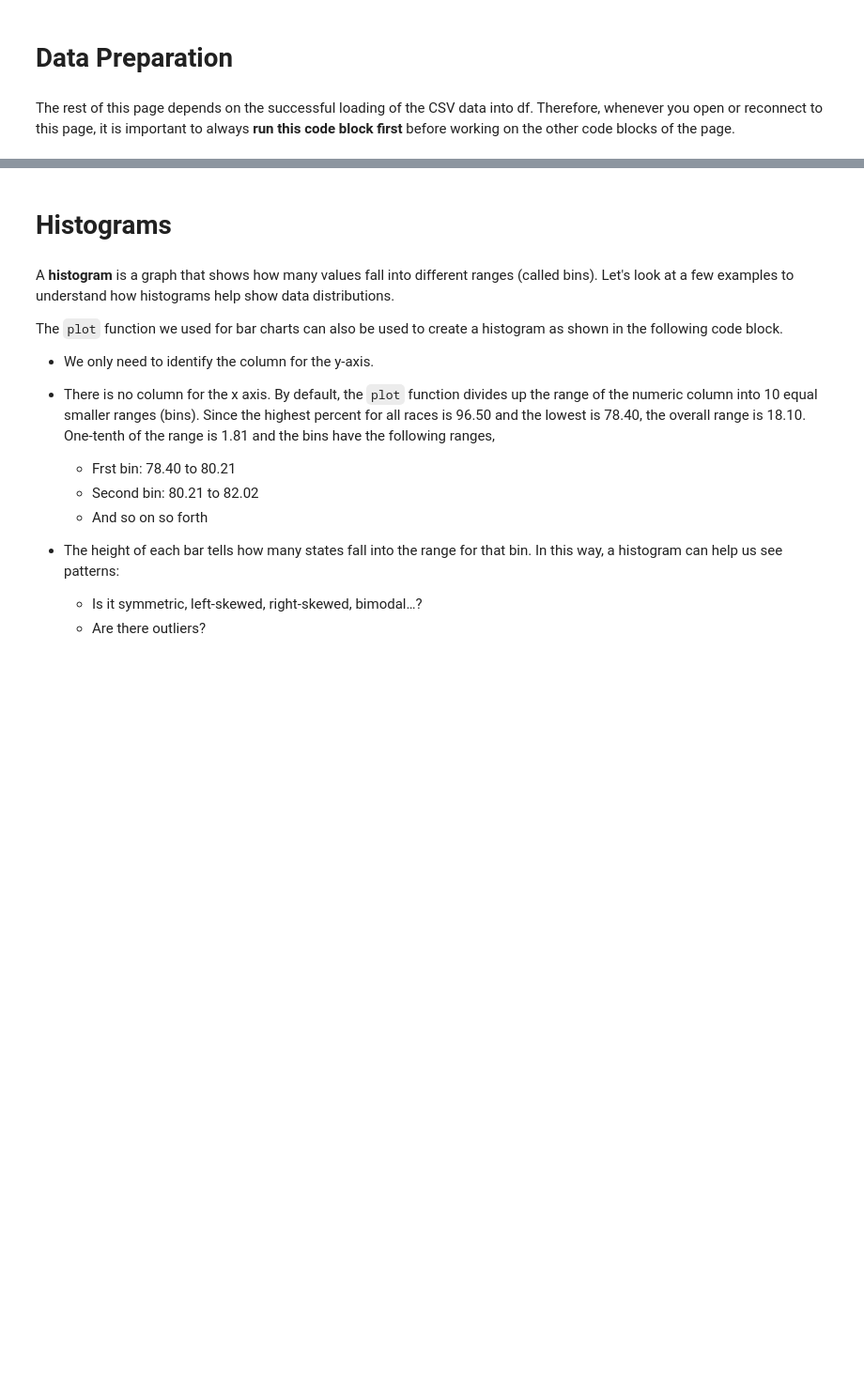
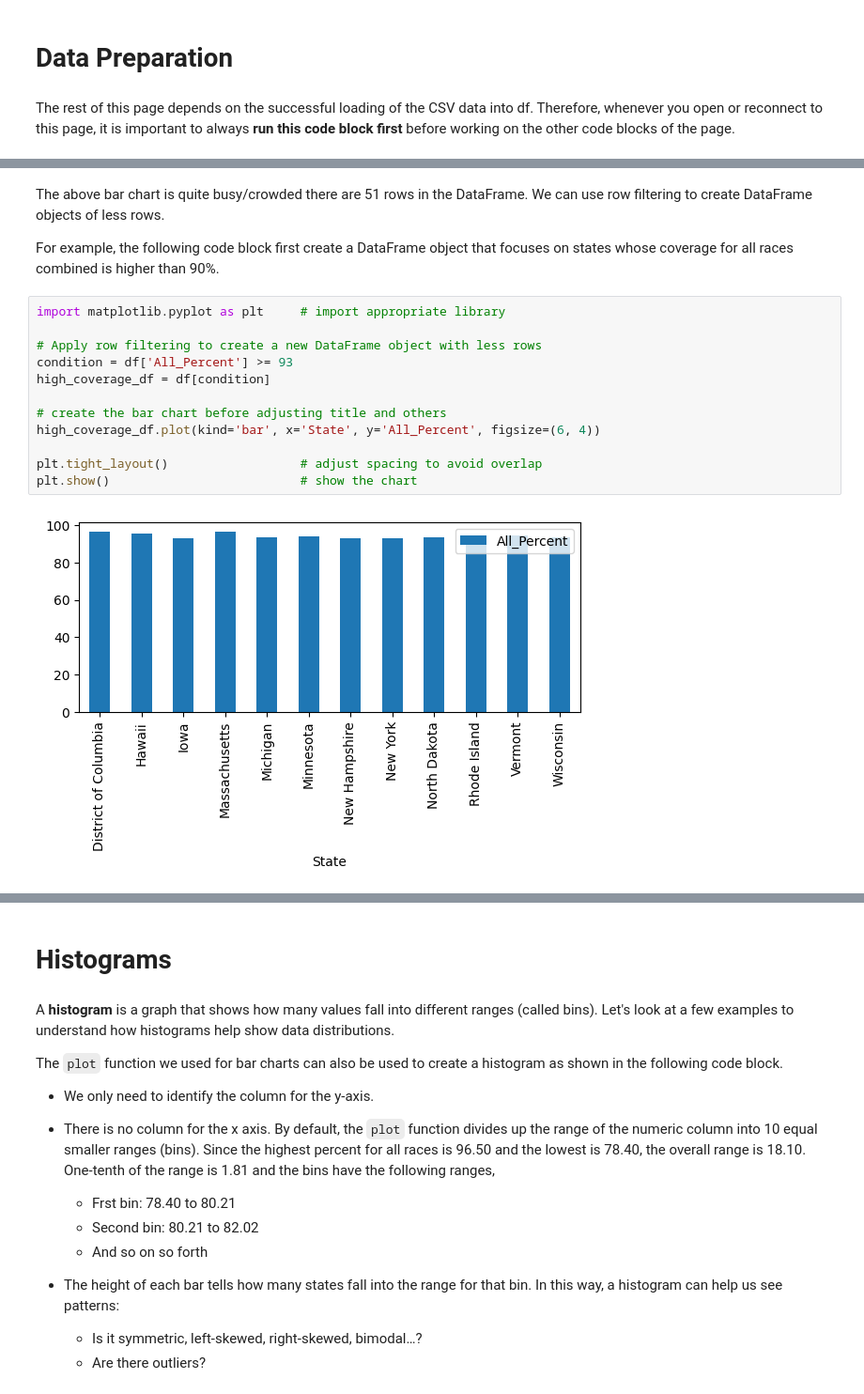
Before and after one commit to qarnac/CS201-F26, a Jupyter notebook: class_participation/09_histogram.ipynb, the cells around one changed output, grey strips where cells are left out. Shown at 94% size. Saved outputs shown, nothing was run; the diff lists cells and outputs as text; blank space fills up the shorter version.

```diff
--- a/class_participation/09_histogram.ipynb
+++ b/class_participation/09_histogram.ipynb
@@ -97,0 +64,18 @@ Complete the following tasks. You may use as many or as few code blocks as you'd
+# %% [markdown]
+The above bar chart is quite busy/crowded there are 51 rows in the DataFrame. We can use row filtering to create DataFrame objects of less rows.
+
+For example, the following code block first create a DataFrame object that focuses on states whose coverage for all races combined is higher than 90%.
+# %%
+import matplotlib.pyplot as plt     # import appropriate library
+
+# Apply row filtering to create a new DataFrame object with less rows
+condition = df['All_Percent'] >= 93
+high_coverage_df = df[condition]
+
+# create the bar chart before adjusting title and others
+high_coverage_df.plot(kind='bar', x='State', y='All_Percent', figsize=(6, 4))
+
+plt.tight_layout()                  # adjust spacing to avoid overlap
+plt.show()                          # show the chart
+# %% [output]
+[figure, added]
```
Also changed, not shown: parts of 38 cells of this notebook.
